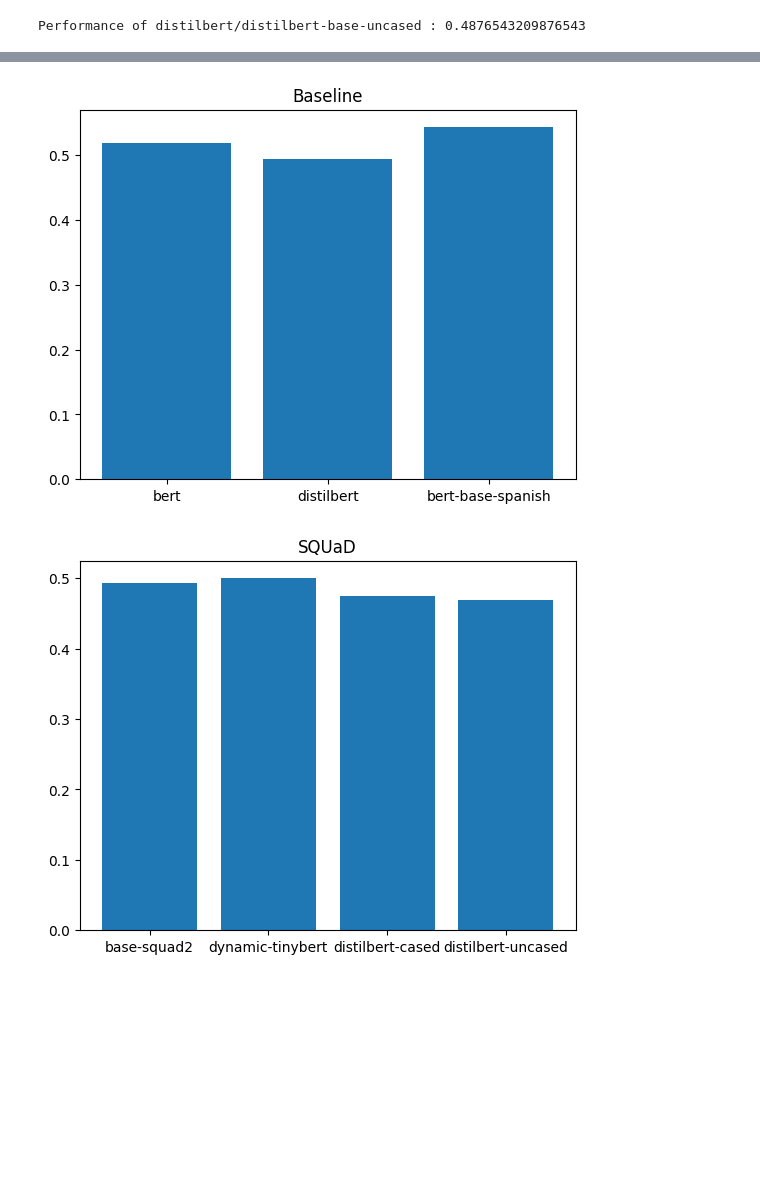
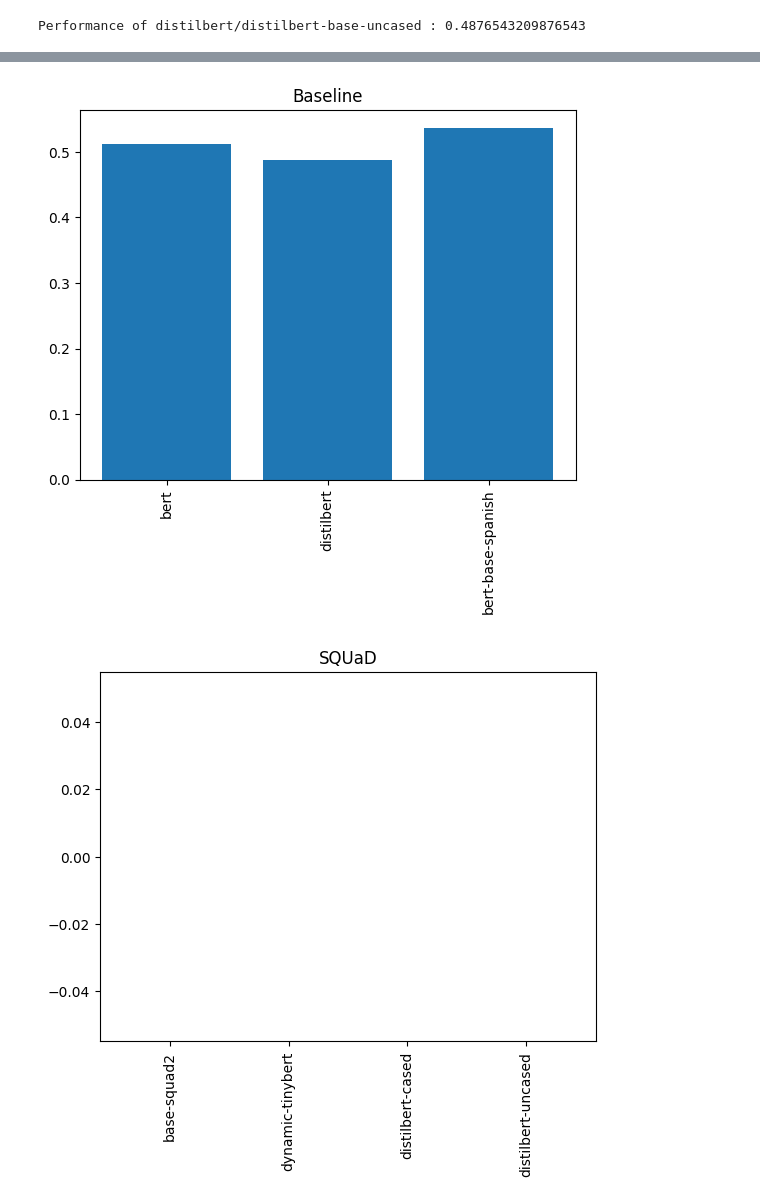
Before and after one commit to braphael99/NLPGroup5, a Jupyter notebook: Project3Code.ipynb, the cells around one changed output, grey strips where cells are left out. Saved outputs shown, nothing was run; the diff lists cells and outputs as text; code cells hidden in the pictures; blank space fills up the shorter version.

Commit message:
Evaluation of Spanish

```diff
--- a/Project3Code.ipynb
+++ b/Project3Code.ipynb
@@ -460,22 +471,22 @@ modelNameAcc = [
     #Baseline, masked language
     ["bert", 0.5123456790123457],
     ["distilbert", 0.4876543209876543],
+    ["bert-base-spanish", 0.5370370370370371],
 
-    #Reevaluation has been done up to here
+    #Re-evaluate the below! (move this comment down as we finish re-evaluating)
 
-    ["bert-base-spanish", 0.5432098765432098],
 
     #Squad
-    ['base-squad2', 0.49382716049382713],
-    ["dynamic-tinybert", 0.5],
-    ['distilbert-cased', 0.47530864197530864],
-    ['distilbert-uncased', 0.4691358024691358],
+    ['base-squad2', 0],
+    ["dynamic-tinybert", 0],
+    ['distilbert-cased', 0],
+    ['distilbert-uncased', 0],
 
     #Sentiment Analysis
-    ["twitter-roberta", 0.47530864197530864],
-    ['large-english', 0.4382716049382716],
-    ['feel-it-italian-sentiment', 0.4691358024691358],
-    ['finance-sentiment-classification', 0.4691358024691358],
+    ["twitter-roberta", 0],
+    ['feel-it-italian-sentiment', 0],
+    ['finance-sentiment-classification', 0],
+    ['reviews-sentiment-analysis', 0],
 
 
 
@@ -483,33 +494,33 @@ modelNameAcc = [
 # %%
 #Plot model names, accuracies, on a graph for easy comparison
 
 #X points for plotting
 xpoints = np.linspace(1, len(modelNameAcc), len(modelNameAcc))
 ypoints = np.zeros(len(modelNameAcc))
 
 countModels = 0
 names = []
 for k in range(len(modelNameAcc)):
     model, acc = modelNameAcc[k]
     countModels += 1
     ypoints[k] = acc
     names.append(model)
 
 #Set plot and plot
 plt.title("Baseline")
-plt.xticks(xpoints[0:3], names[0:3])
+plt.xticks(xpoints[0:3], names[0:3], rotation = 'vertical')
 plt.bar(xpoints[0:3], ypoints[0:3])
 plt.show()
 # %% [output]
-[figure, old version]
+[figure, new version]
 # %%
 #Set plot and plot
 plt.title("SQUaD")
-plt.xticks(xpoints[3:7], names[3:7])
+plt.xticks(xpoints[3:7], names[3:7], rotation = 'vertical')
 plt.bar(xpoints[3:7], ypoints[3:7])
 plt.show()
 # %% [output]
-[figure, old version]
+[figure, new version]
 # %%
 #Set plot and plot
 plt.title("Sentiment Analysis")
```
Also changed, not shown: parts of 8 cells of this notebook.
